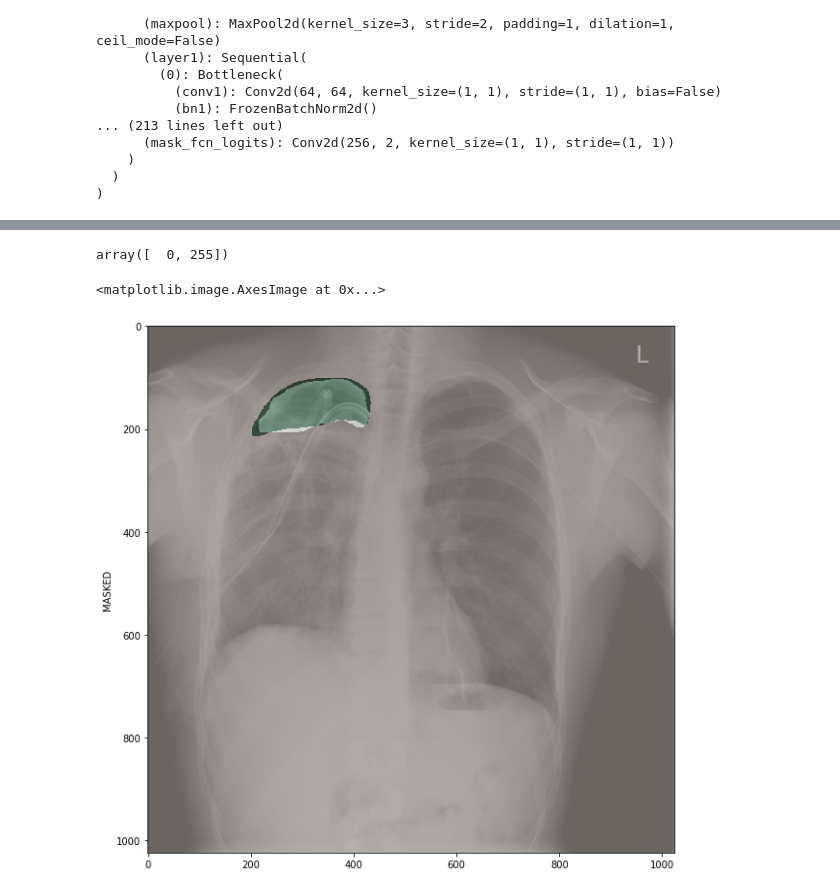
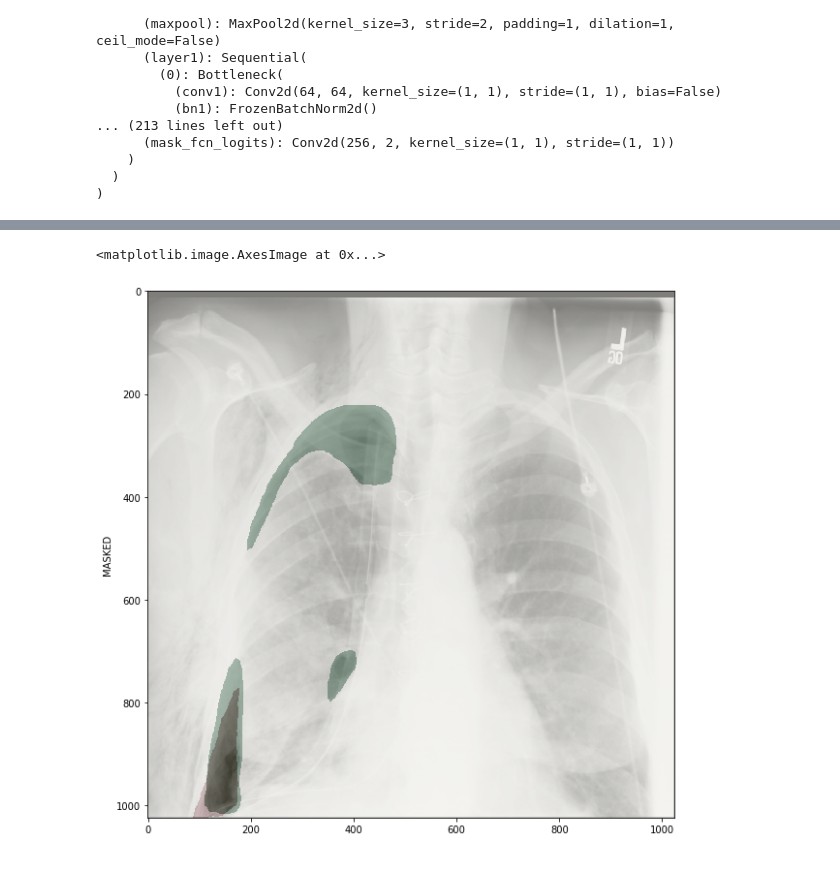
Before and after one commit to wangyute/MaskRCNN-kaggle-siim, a Jupyter notebook: Evaluation.ipynb, the cells around one changed output, grey strips where cells are left out. Saved outputs shown, nothing was run; the diff lists cells and outputs as text; code cells hidden in the pictures.

Commit message:
collect multi rle for a training  image

```diff
--- a/Evaluation.ipynb
+++ b/Evaluation.ipynb
@@ -119,11 +107,9 @@ class TorchDataset(torch.utils.data.Dataset):
 # %%
-dataset_test = TorchDataset(blobs, df)
-
 # split the dataset in train and test set
 torch.manual_seed(1)
-indices = torch.randperm(len(dataset_test)).tolist()
+indices = torch.randperm(len(dataset_test_entire)).tolist()
 
-dataset_test = torch.utils.data.Subset(dataset_test, indices[-50:])
+dataset_test = torch.utils.data.Subset(dataset_test_entire, indices[-50:])
 # %%
 import torchvision
 from torchvision.models.detection.faster_rcnn import FastRCNNPredictor
@@ -182,7 +168,7 @@ MaskRCNN(
 )
 # %%
 # pick one image from the test set
-img, tsr, target, mask = dataset_test[0]
+img, mask, tsr, img_id = dataset_test[5]
 # put the model in evaluation mode
 model.eval()
 with torch.no_grad():
@@ -207,5 +193,3 @@ prediction
             [0., 0., 0.,  ..., 0., 0., 0.],
             [0., 0., 0.,  ..., 0., 0., 0.],
             [0., 0., 0.,  ..., 0., 0., 0.]]]], device='cuda:0')}]
-# %%
-mask_pred = prediction[0]['masks'][0, 0].mul(255).byte().cpu().numpy()
@@ -237,13 +196,27 @@ mask_pred255 = np.where(mask_pred <72, 0, 255)
-# %%
-np.unique(mask_pred255)
-# %% [output]
-array([  0, 255])
+# %%
+scores = prediction[0]['scores']
+scores_binary = (scores >= 0.3) #threshold
+
+# no score/mask or all the scores < threshold
+if len(scores) ==0 or scores_binary.all == 0:
+    rle = '-1'
+
+else:
+    masks = prediction[0]['masks'].mul(255).byte().cpu().numpy()
+    mask_pred = np.zeros_like(masks[0, 0]).astype(np.uint64) #change type to prevent overflow
+    for i, binary in enumerate(scores_binary):
+        if binary ==1:
+            mask_pred += masks[i, 0]
+    mask_pred = (mask_pred > 127).astype(np.uint8)
+    mask_pred = np.where(mask_pred ==0, 0, 255)
 # %%
 plt.figure(figsize=(10,10))
+plt.ylabel('MASKED')
+
 plt.imshow(img, cmap=plt.cm.bone)
-plt.ylabel('MASKED')
-plt.imshow(mask, alpha=0.5, cmap="pink")
-plt.imshow(mask_pred255, alpha=0.4, cmap="Greens")
+plt.imshow(mask, alpha=0.3, cmap="Reds")
+
+plt.imshow(mask_pred, alpha=0.3, cmap="Greens")
 # %% [output]
 <matplotlib.image.AxesImage at 0x...>
-[figure, old version]
+[figure, new version]
```
Also changed, not shown: parts of 8 cells of this notebook, 2 other files.
